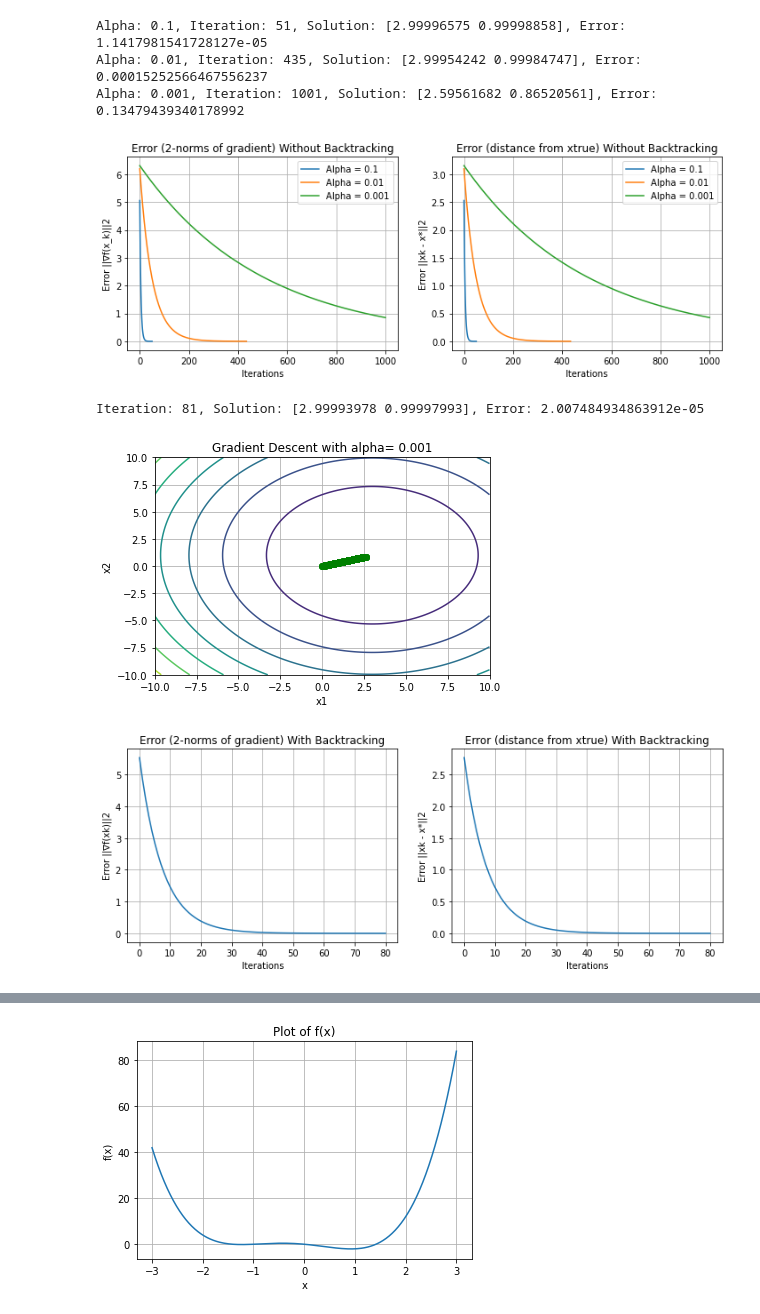
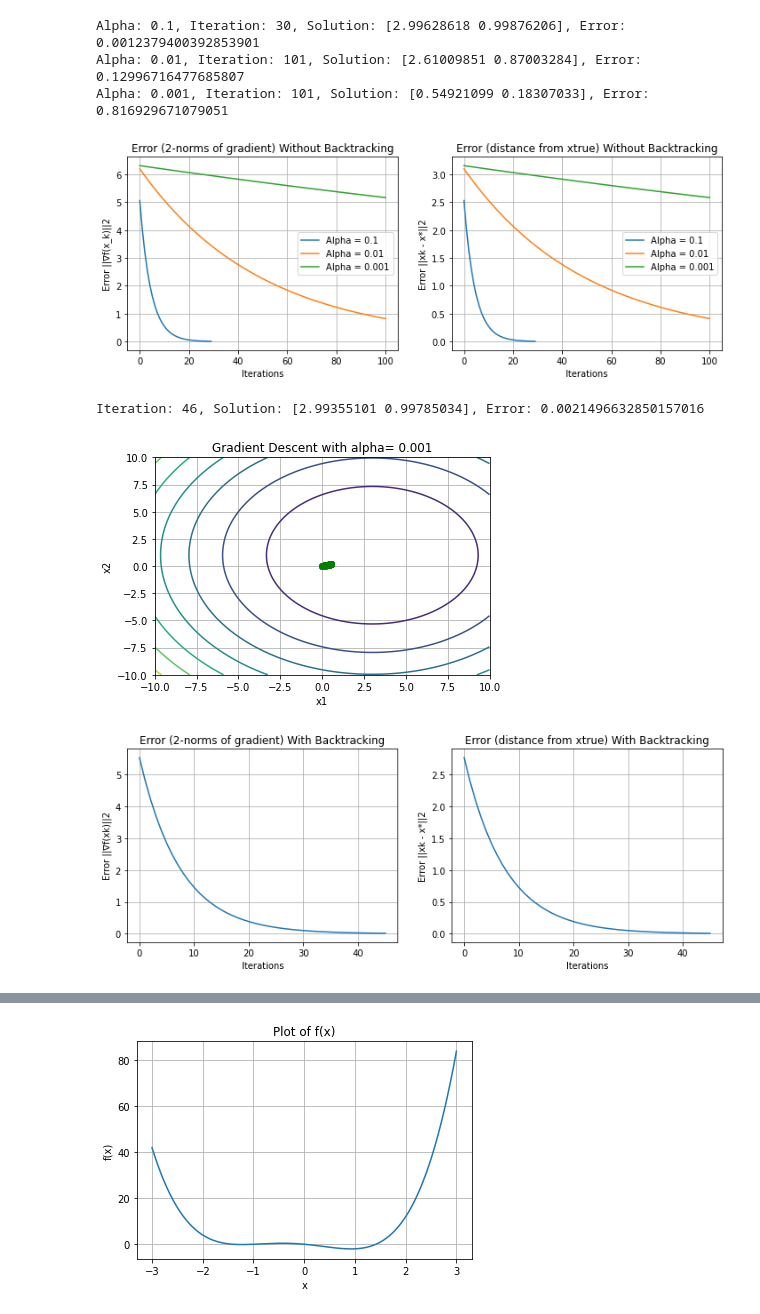
Before and after one commit to ireneburri/SMMLab, a Jupyter notebook: Homework3/Homework3_GD.ipynb, the cells around one changed output, grey strips where cells are left out. Drawn from its saved outputs; the diff is of its cells as text; code cells hidden in the pictures.

```diff
--- a/Homework3/Homework3_GD.ipynb
+++ b/Homework3/Homework3_GD.ipynb
@@ -101,8 +101,8 @@ def grad_f(x):
     return np.array([2*(x1-3), 2*(x2-1)])
 
 x0 = np.array([0, 0])
-kmax = 1000 #try 100 and 1000
-tolf = tolx = 1e-5
+kmax = 100 #try 100 and 1000
+tolf = tolx = 1e-3
 x_true = np.array([3, 1])
 
 plt.figure(figsize=(12, 4))
@@ -130,40 +130,40 @@ for alpha in [0.1, 0.01, 0.001]:
     plt.grid(True)
 
 plt.show()
 
 plt_contour(x_sol_values, k, f_values, grad_values, errA_values, f, "Gradient Descent with alpha= " + str(alpha))
 
 #With backtracking
 x_sol_values, k, f_values, grad_values, errA_values, errR_values = GD_backtracking(f, grad_f, x0, kmax, tolf, tolx, x_true)
 error = np.linalg.norm(np.array(x_true) - np.array(x_sol_values[-1])) / np.linalg.norm(np.array(x_true))
 print(f"\nIteration: {k}, Solution: {x_sol_values[-1]}, Error: {error}")
 
 plt.figure(figsize=(12, 4))
 plt.subplot(1, 2, 1)
 plt.plot(range(k), errA_values)
 plt.xlabel("Iterations")
 plt.ylabel("Error ||∇f(xk)||2")
 plt.title("Error (2-norms of gradient) With Backtracking")
 plt.grid(True)
 
 plt.subplot(1, 2, 2)
 plt.plot(range(k), errR_values) # plot the error ||xk − x_true||2 varying k when the true x_true is available
 plt.xlabel("Iterations")
 plt.ylabel("Error ||xk - x*||2")
 plt.title("Error (distance from xtrue) With Backtracking")
 plt.grid(True)
 
 plt.show()
 
 plt_contour(x_sol_values, k, f_values, grad_values, errA_values, f, "Gradient Descent with backtracking")
 # %% [output]
-Alpha: 0.1, Iteration: 51, Solution: [2.99996575 0.99998858], Error: 1.1417981541728127e-05
-Alpha: 0.01, Iteration: 435, Solution: [2.99954242 0.99984747], Error: 0.00015252566467556237
-Alpha: 0.001, Iteration: 1001, Solution: [2.59561682 0.86520561], Error: 0.13479439340178992
+Alpha: 0.1, Iteration: 30, Solution: [2.99628618 0.99876206], Error: 0.0012379400392853901
+Alpha: 0.01, Iteration: 101, Solution: [2.61009851 0.87003284], Error: 0.12996716477685807
+Alpha: 0.001, Iteration: 101, Solution: [0.54921099 0.18307033], Error: 0.816929671079051
-[figure, old version]
+[figure, new version]
-Iteration: 81, Solution: [2.99993978 0.99997993], Error: 2.007484934863912e-05
+Iteration: 46, Solution: [2.99355101 0.99785034], Error: 0.0021496632850157016
-[figure, old version]
+[figure, new version]
-[figure, old version]
+[figure, new version]
 [figure]
 # %%
 #FUNCTION 2
```
Also changed, not shown: parts of 6 cells of this notebook, 7 other files.
